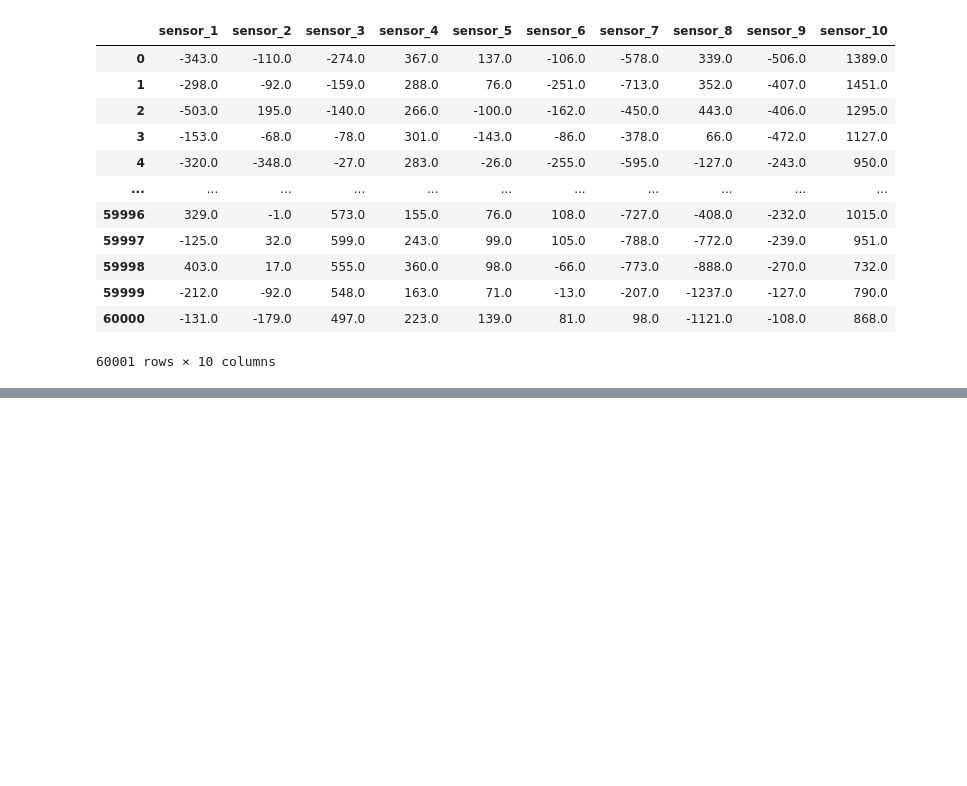
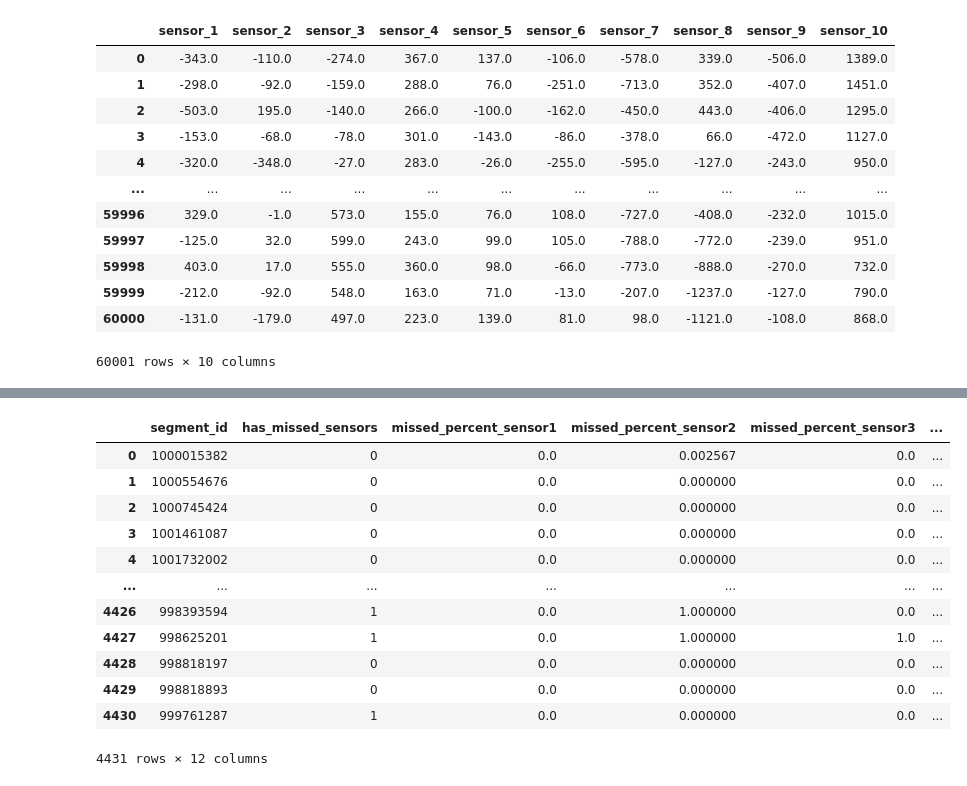
Before and after one commit to SeungukJeong/AIforML, a Jupyter notebook: INGV_EDA.ipynb, the cells around one changed output, grey strips where cells are left out. Saved outputs shown, nothing was run; the diff lists cells and outputs as text; code cells hidden in the pictures; blank space fills up the shorter version.

```diff
--- a/INGV_EDA.ipynb
+++ b/INGV_EDA.ipynb
@@ -225,0 +283,26 @@ for item in nan_columns:
+# %%
+for_df = pd.DataFrame(
+    for_df,
+    columns=[
+        'segment_id', 'has_missed_sensors', 'missed_percent_sensor1',
+        'missed_percent_sensor2', 'missed_percent_sensor3', 'missed_percent_sensor4',
+        'missed_percent_sensor5', 'missed_percent_sensor6', 'missed_percent_sensor7',
+        'missed_percent_sensor8', 'missed_percent_sensor9', 'missed_percent_sensor10'
+    ]
+)
+
+for_df
+# %% [output]
+|  | segment_id | has_missed_sensors | missed_percent_sensor1 | missed_percent_sensor2 | missed_percent_sensor3 | ... |
+| 0 | 1000015382 | 0 | 0.0 | 0.002567 | 0.0 | ... |
+| 1 | 1000554676 | 0 | 0.0 | 0.000000 | 0.0 | ... |
+| 2 | 1000745424 | 0 | 0.0 | 0.000000 | 0.0 | ... |
+| 3 | 1001461087 | 0 | 0.0 | 0.000000 | 0.0 | ... |
+| 4 | 1001732002 | 0 | 0.0 | 0.000000 | 0.0 | ... |
+| ... | ... | ... | ... | ... | ... | ... |
+| 4426 | 998393594 | 1 | 0.0 | 1.000000 | 0.0 | ... |
+| 4427 | 998625201 | 1 | 0.0 | 1.000000 | 1.0 | ... |
+| 4428 | 998818197 | 0 | 0.0 | 0.000000 | 0.0 | ... |
+| 4429 | 998818893 | 0 | 0.0 | 0.000000 | 0.0 | ... |
+| 4430 | 999761287 | 1 | 0.0 | 0.000000 | 0.0 | ... |
+4431 rows × 12 columns
```
Also changed, not shown: parts of 52 cells of this notebook.
